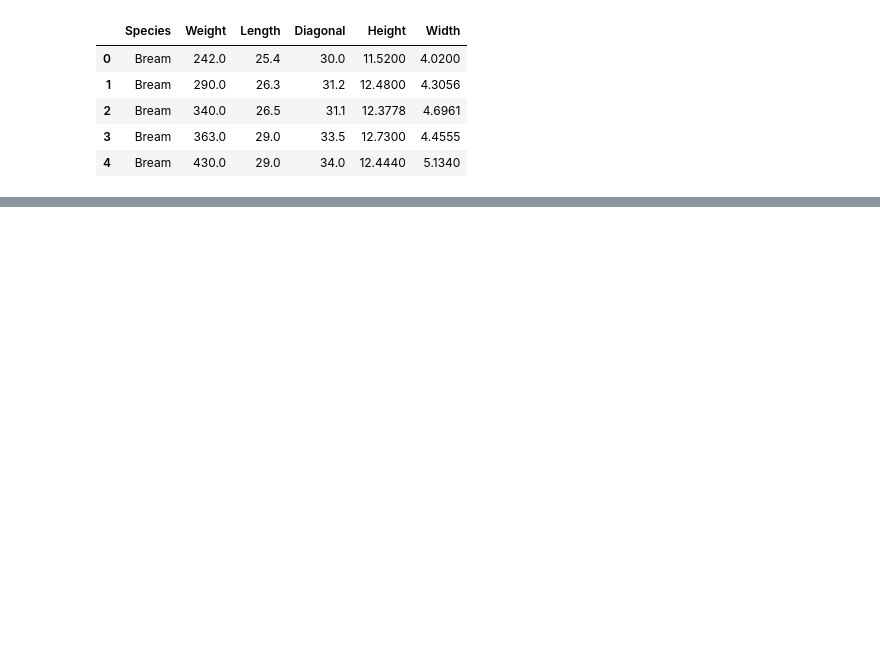
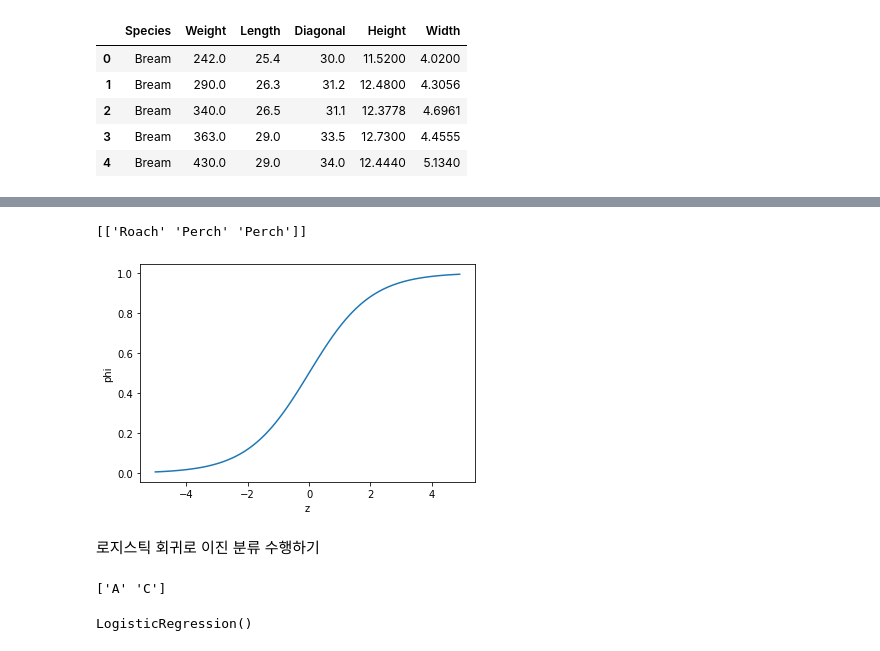
Before and after one commit to MIRR820/ai-algorithm, a Jupyter notebook: 혼자공부하는 머신러닝 딥러닝/4장 다양한 분류 알고리즘/로지스틱_회귀.ipynb, the cells around one changed output, grey strips where cells are left out. Drawn from its saved outputs; the diff is of its cells as text; code cells hidden in the pictures; blank space fills up the shorter version.

```diff
--- a/혼자공부하는 머신러닝 딥러닝/4장 다양한 분류 알고리즘/로지스틱_회귀.ipynb
+++ b/혼자공부하는 머신러닝 딥러닝/4장 다양한 분류 알고리즘/로지스틱_회귀.ipynb
@@ -11,0 +75,6 @@ fish.head()
+# %%
+# 네 번째 샘플 확인하기
+distances, indexes = kn.kneighbors(test_scaled[3:4])
+print(train_target[indexes])
+# %% [output]
+[['Roach' 'Perch' 'Perch']]
@@ -11,0 +90,11 @@ fish.head()
+# %%
+import numpy as np
+import matplotlib.pyplot as plt
+z = np.arange (-5, 5, 0.1)
+phi = 1 / (1 + np.exp(-z))
+plt.plot(z, phi)
+plt.xlabel('z')
+plt.ylabel('phi')
+plt.show()
+# %% [output]
+[figure, added]
@@ -11,0 +103,8 @@ fish.head()
+# %% [markdown]
+로지스틱 회귀로 이진 분류 수행하기
+# %%
+# 넘파이 배열은 True, False 값을 전달하여 행을 선택할 수 있다. 이를 불리언 인덱싱이라고한다.
+char_arr = np.array(['A', 'B', 'C', 'D', 'E'])
+print(char_arr[[True, False, True, False, False]])
+# %% [output]
+['A' 'C']
@@ -11,0 +115,6 @@ fish.head()
+# %%
+from sklearn.linear_model import LogisticRegression
+lr = LogisticRegression()
+lr.fit(train_bream_smelt, target_bream_smelt)
+# %% [output]
+LogisticRegression()
```
Also changed, not shown: parts of 37 cells of this notebook.
